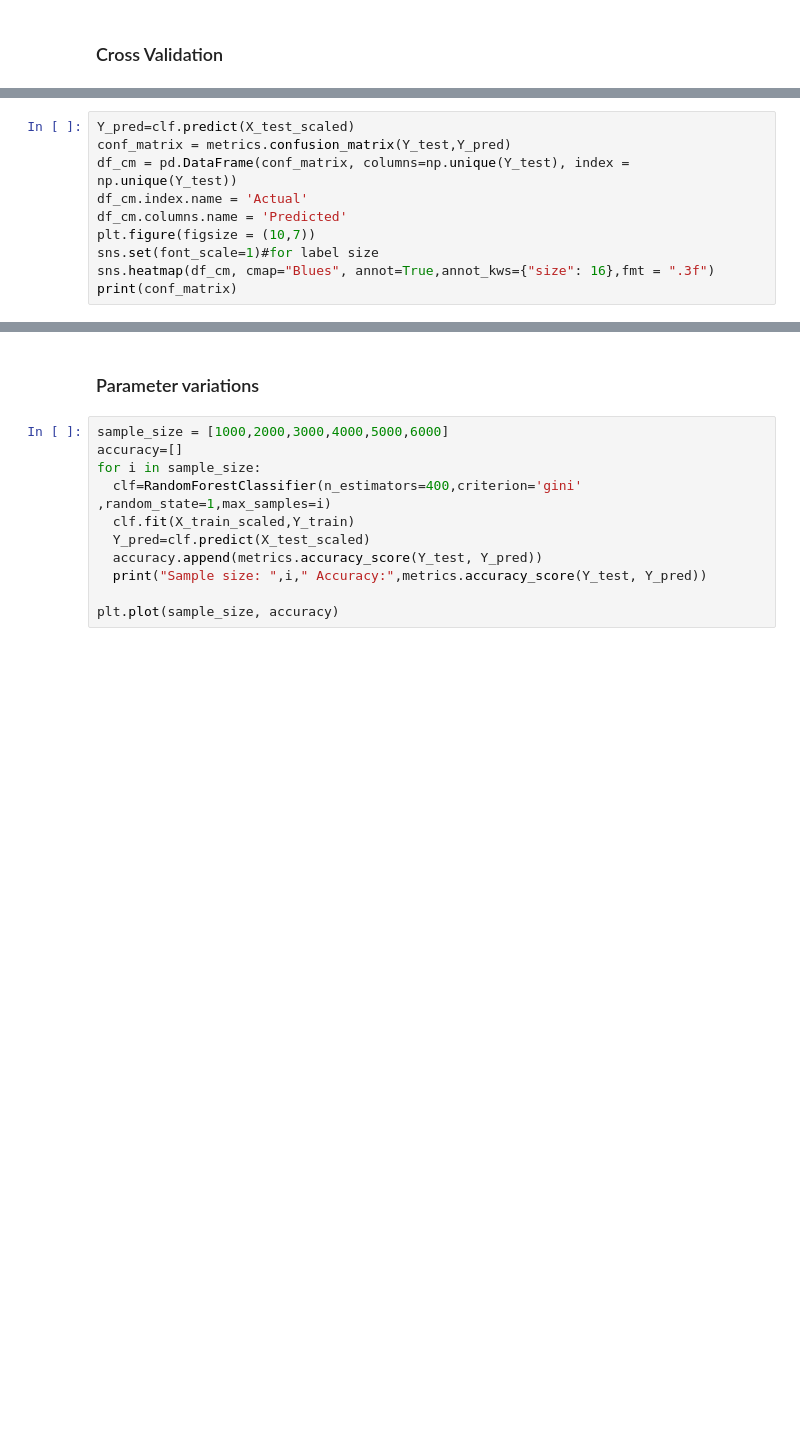
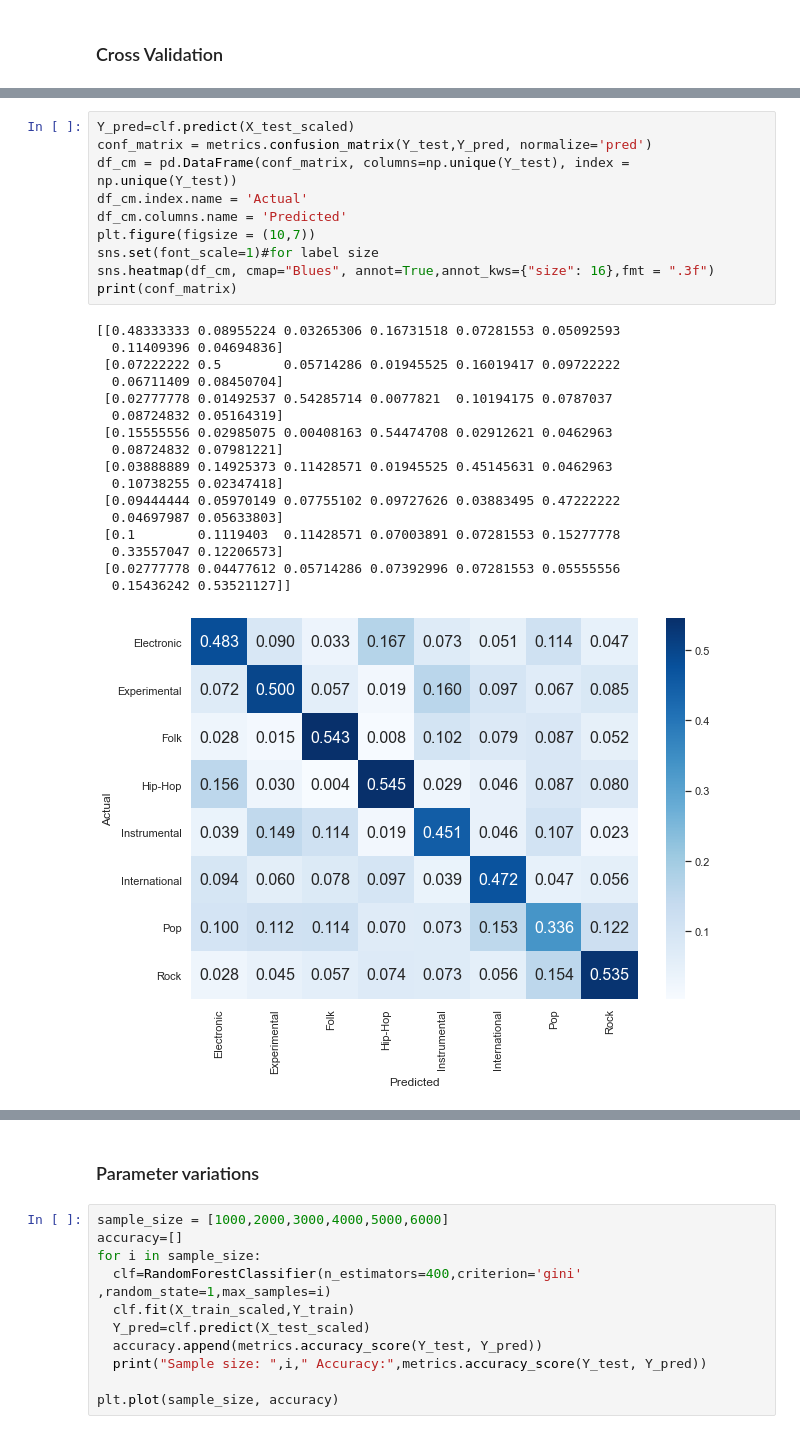
Before and after one commit to Hadryan/music-genre-classification-10, a Jupyter notebook: music_genre_classification.ipynb, the cells around one changed output, grey strips where cells are left out. Saved outputs shown, nothing was run; the diff lists cells and outputs as text; blank space fills up the shorter version.

```diff
--- a/music_genre_classification.ipynb
+++ b/music_genre_classification.ipynb
@@ -266,13 +280,31 @@ clf.fit(X_train_scaled,Y_train)
 # %%
 Y_pred=clf.predict(X_test_scaled)
-conf_matrix = metrics.confusion_matrix(Y_test,Y_pred)
+conf_matrix = metrics.confusion_matrix(Y_test,Y_pred, normalize='pred')
 df_cm = pd.DataFrame(conf_matrix, columns=np.unique(Y_test), index = np.unique(Y_test))
 df_cm.index.name = 'Actual'
 df_cm.columns.name = 'Predicted'
 plt.figure(figsize = (10,7))
 sns.set(font_scale=1)#for label size
 sns.heatmap(df_cm, cmap="Blues", annot=True,annot_kws={"size": 16},fmt = ".3f")
 print(conf_matrix)
+# %% [output]
+[[0.48333333 0.08955224 0.03265306 0.16731518 0.07281553 0.05092593
+  0.11409396 0.04694836]
+ [0.07222222 0.5        0.05714286 0.01945525 0.16019417 0.09722222
+  0.06711409 0.08450704]
+ [0.02777778 0.01492537 0.54285714 0.0077821  0.10194175 0.0787037
+  0.08724832 0.05164319]
+ [0.15555556 0.02985075 0.00408163 0.54474708 0.02912621 0.0462963
+  0.08724832 0.07981221]
+ [0.03888889 0.14925373 0.11428571 0.01945525 0.45145631 0.0462963
+  0.10738255 0.02347418]
+ [0.09444444 0.05970149 0.07755102 0.09727626 0.03883495 0.47222222
+  0.04697987 0.05633803]
+ [0.1        0.1119403  0.11428571 0.07003891 0.07281553 0.15277778
+  0.33557047 0.12206573]
+ [0.02777778 0.04477612 0.05714286 0.07392996 0.07281553 0.05555556
+  0.15436242 0.53521127]]
+[figure, added]
 # %%
 accuracy = metrics.accuracy_score(Y_test, Y_pred)
 error = 1 - accuracy
```
Also changed, not shown: parts of 20 cells of this notebook.
